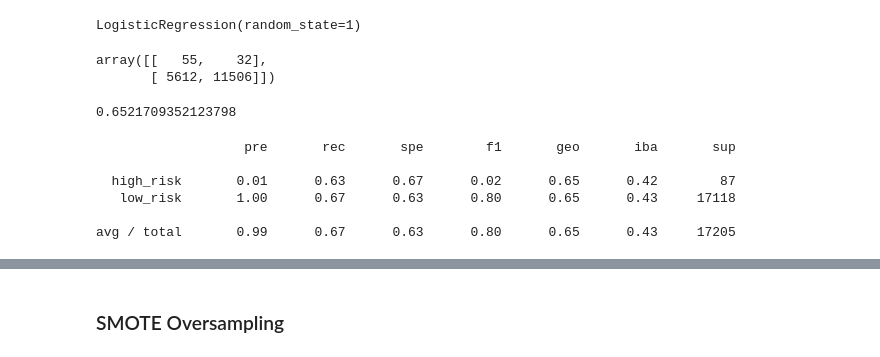
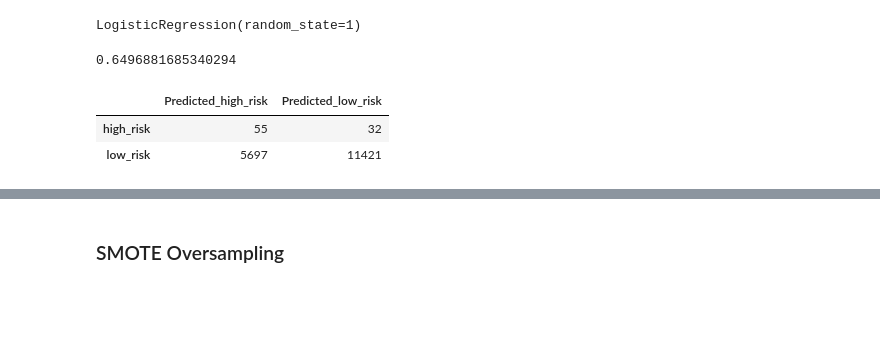
Before and after one commit to rciminera/Credit_Risk_Analysis, a Jupyter notebook: Notebook/credit_risk_resampling.ipynb, the cells around one changed output, grey strips where cells are left out. Cells and saved outputs as stored; diff of their text form; code cells hidden in the pictures; blank space fills up the shorter version.

```diff
--- a/Notebook/credit_risk_resampling.ipynb
+++ b/Notebook/credit_risk_resampling.ipynb
@@ -169,35 +169,24 @@ model = LogisticRegression(solver='lbfgs', random_state=1)
 model.fit(X_resampled, y_resampled)
 # %% [output]
 LogisticRegression(random_state=1)
+# %%
+# Calculated the balanced accuracy score
+y_pred = model.predict(X_test)
+bac = balanced_accuracy_score(y_test, y_pred)
+bac
+# %% [output]
+0.6496881685340294
 # %%
 # Display the confusion matrix
 from sklearn.metrics import confusion_matrix
-
-y_pred = model.predict(X_test)
-confusion_matrix(y_test, y_pred)
+cm = confusion_matrix(y_test, y_pred)
+# Create a DataFrame from the confusion matrix.
+cm_df = pd.DataFrame(
+    cm, index=["high_risk", "low_risk"], columns=["Predicted_high_risk", "Predicted_low_risk"])
+cm_df
 # %% [output]
-array([[   55,    32],
-       [ 5612, 11506]])
+|  | Predicted_high_risk | Predicted_low_risk |
+| high_risk | 55 | 32 |
+| low_risk | 5697 | 11421 |
-# %%
-# Calculated the balanced accuracy score
-from sklearn.metrics import balanced_accuracy_score
-
-bac = balanced_accuracy_score(y_test, y_pred)
-
-y_pred = rfc.predict(X_test)
-bac = balanced_accuracy_score(y_test, y_pred)
-bac
-# %% [output]
-0.6521709352123798
-# %%
-from imblearn.metrics import classification_report_imbalanced
-print(classification_report_imbalanced(y_test, y_pred))
-# %% [output]
-                   pre       rec       spe        f1       geo       iba       sup
-
-  high_risk       0.01      0.63      0.67      0.02      0.65      0.42        87
-   low_risk       1.00      0.67      0.63      0.80      0.65      0.43     17118
-
-avg / total       0.99      0.67      0.63      0.80      0.65      0.43     17205
 # %%
 # Displaying results
```
Also changed, not shown: parts of 24 cells of this notebook, 1 other file.
